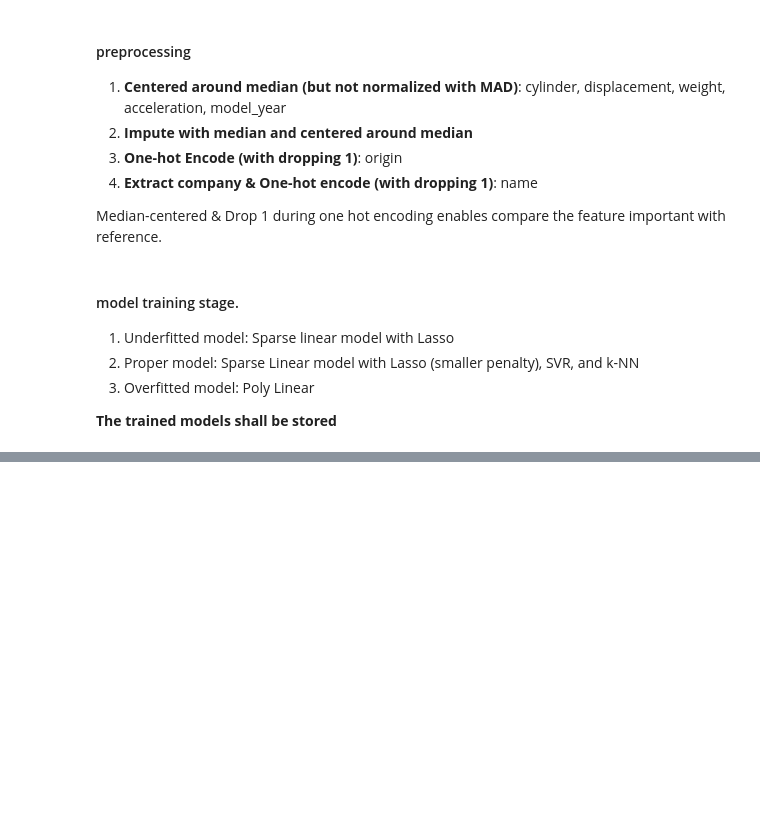
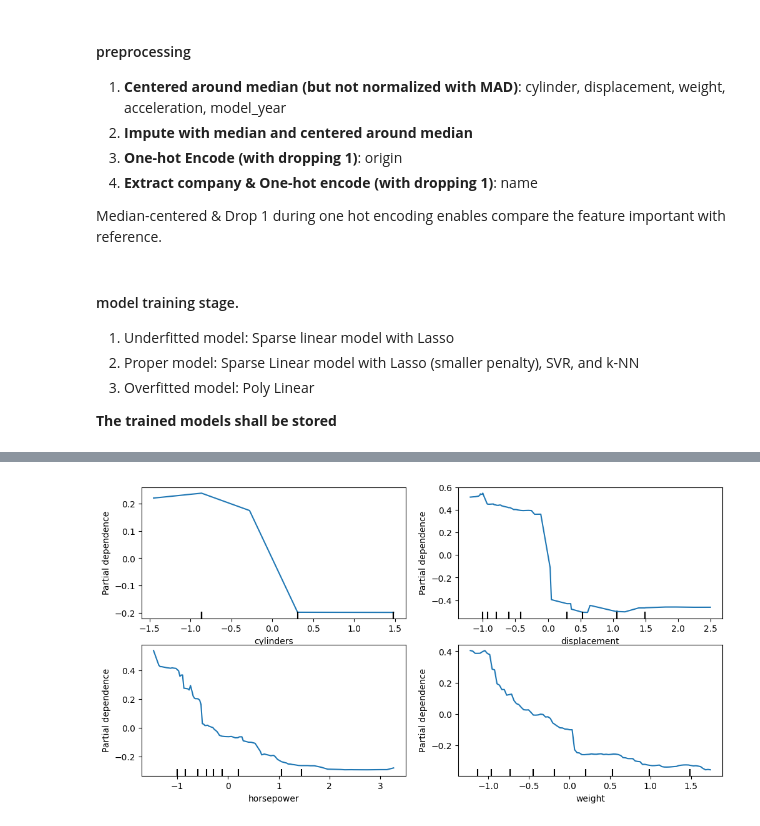
Before and after one commit to cica34/summer24, a Jupyter notebook: autompg.ipynb, the cells around one changed output, grey strips where cells are left out. Saved outputs shown, nothing was run; the diff lists cells and outputs as text; code cells hidden in the pictures; blank space fills up the shorter version.

```diff
--- a/autompg.ipynb
+++ b/autompg.ipynb
@@ -144,0 +124,9 @@ joblib.dump(sparsel_proper_pipeline, 'Models/Autompg_overfitted_poly.pkl')
+# %%
+# PDP - Single feature
+import matplotlib.pyplot as plt
+from sklearn.inspection import PartialDependenceDisplay
+fig, ax = plt.subplots(2, 2, figsize=(12, 6))
+for i, ax in enumerate(ax.flat):
+    pdp_boston = PartialDependenceDisplay.from_estimator(random_forest, X, features=[i], feature_names=names, ax=ax)
+# %% [output]
+[figure, added]
```
Also changed, not shown: parts of 23 cells of this notebook, 5 other files.
